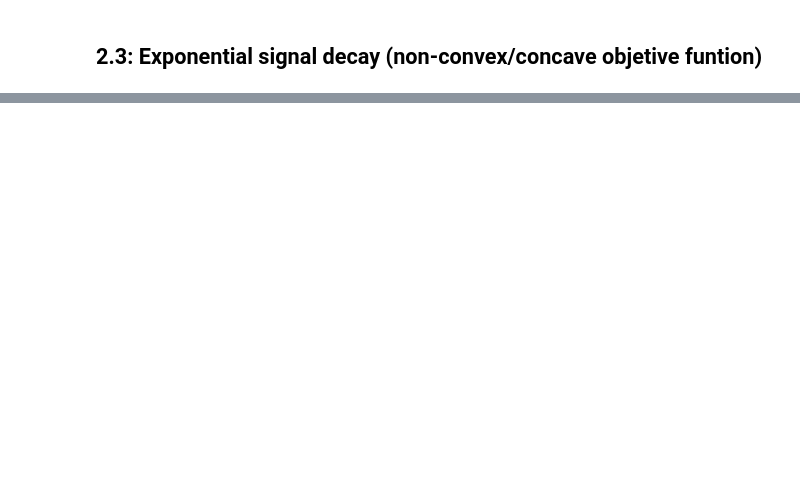
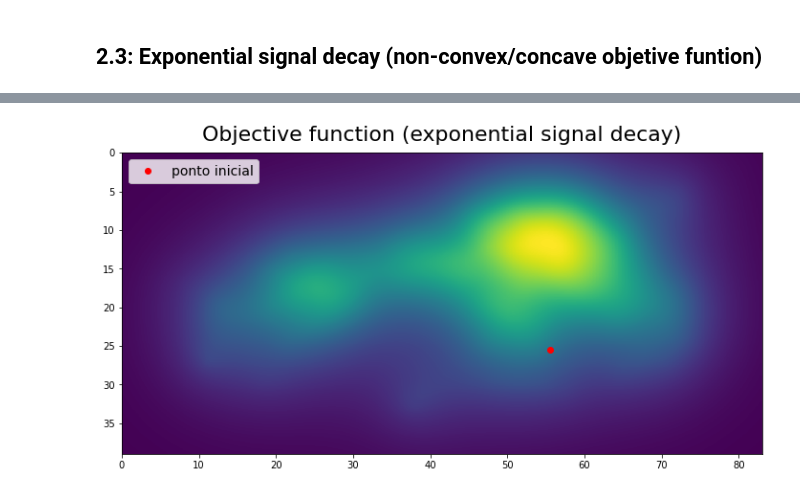
Before and after one commit to Luan-Lima-Freitas/Antenna-Placement-Optimization, a Jupyter notebook: Antenna_Placement_Optim.ipynb, the cells around one changed output, grey strips where cells are left out. Cells and saved outputs as stored; diff of their text form; code cells hidden in the pictures; blank space fills up the shorter version.

Commit message:
Concave approximation for exponential signal decay.

```diff
--- a/Antenna_Placement_Optim.ipynb
+++ b/Antenna_Placement_Optim.ipynb
@@ -204,0 +171,10 @@ plt.title("Objective function (exponential signal decay)", fontsize = 22, y = 1.
+# %%
+pt_inicial = np.array([55.5,25.5])
+
+plt.figure(figsize=(12,6))
+plt.imshow(F, extent = [0, landscan_rio_xdim, landscan_rio_ydim, 0])
+plt.plot(pt_inicial[0], pt_inicial[1], 'o', color = 'red', label = "ponto inicial")
+plt.title("Objective function (exponential signal decay)", fontsize = 22, y = 1.02)
+plt.legend(loc = 'upper left', fontsize = 14);
+# %% [output]
+[figure, added]
```
Also changed, not shown: parts of 27 cells of this notebook.
